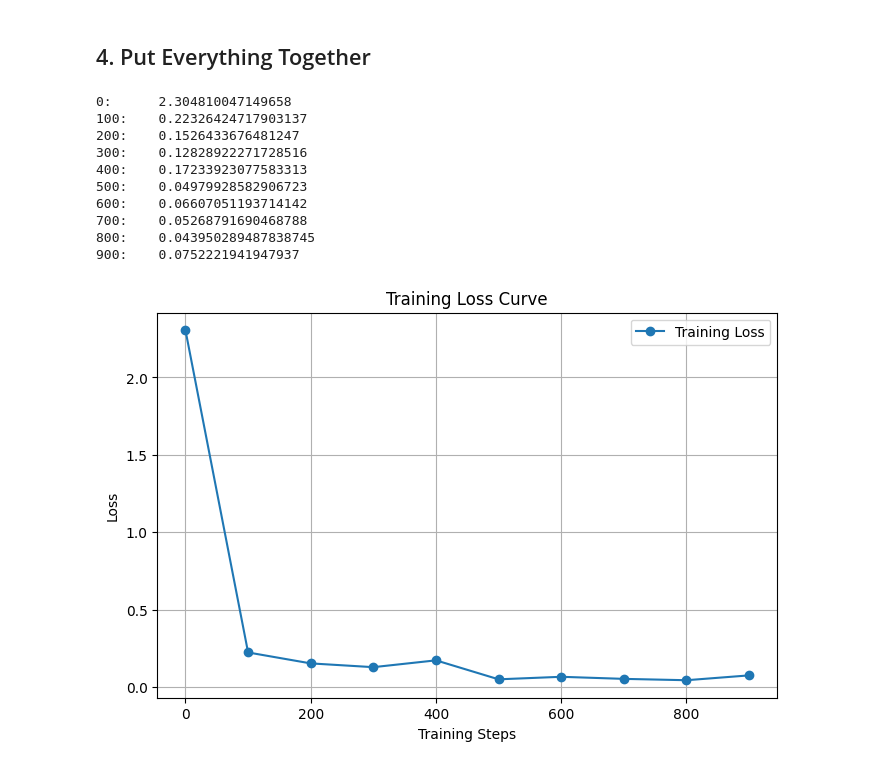
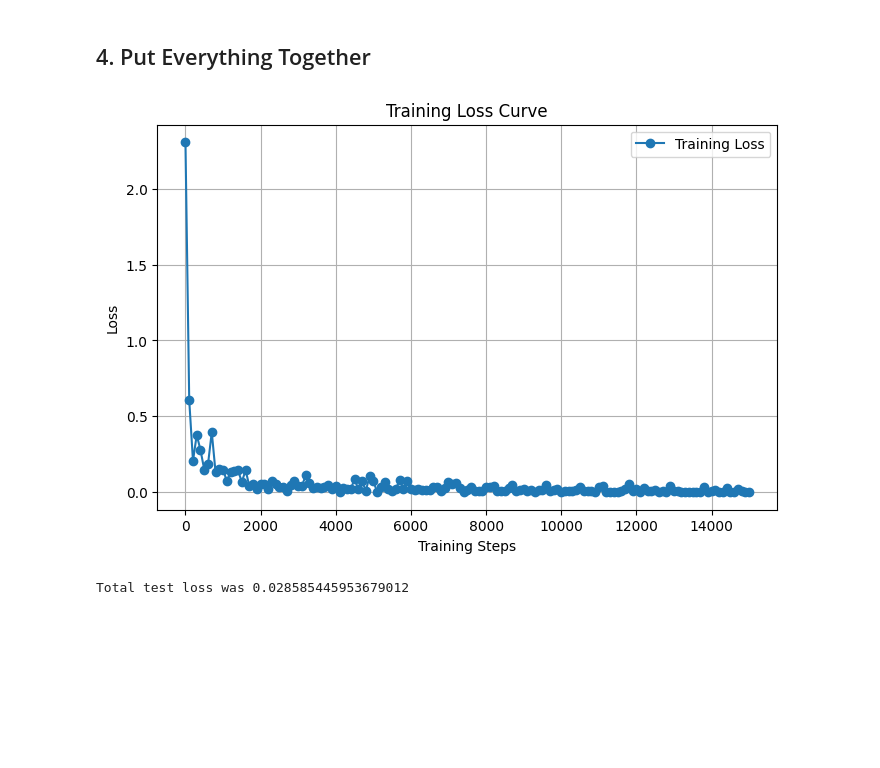
Before and after one commit to saadam1n/CS4803-EML, a Jupyter notebook: lab0/lab0_task1_Saad_Amin.ipynb, the cells around one changed output. Saved outputs shown, nothing was run; the diff lists cells and outputs as text; code cells hidden in the pictures; blank space fills up the shorter version.

```diff
--- a/lab0/lab0_task1_Saad_Amin.ipynb
+++ b/lab0/lab0_task1_Saad_Amin.ipynb
@@ -63,7 +63,7 @@ def train(model, device, train_loader, optimizer, epoch):
     model.train()
 
     loss_curve = []
-    traing_step = 0
+    training_step = 0
 
     for epoch_idx in tqdm.tqdm(range(epoch)):
         for input, labels in train_loader:
@@ -79,12 +79,10 @@ def train(model, device, train_loader, optimizer, epoch):
 
             optimizer.step()
 
-            if traing_step % 100 == 0:
+            if training_step % 100 == 0:
               loss_curve.append(loss.item())
 
-              print(f"{traing_step}:\t{loss.item()}")
-
-            traing_step += 1
+            training_step += 1
 
 
     return model, loss_curve
@@ -92,7 +90,24 @@ def train(model, device, train_loader, optimizer, epoch):
 def test(model, device, test_loader):
     # TODO: finish this function, you are required to:
     # 1. print the loss and classification accuracy on the test set
-    pass
+    model.eval()
+
+    total_loss = 0.0
+    num_batches = 0
+
+    for input, labels in test_loader:
+        input = input.to(device)
+        labels = labels.to(device)
+
+        logits = model(input)
+
+        loss = F.nll_loss(logits, labels)
+
+        total_loss += loss.item()
+        num_batches += 1
+
+    avg_loss = total_loss / num_batches
+    print(f"Total test loss was {avg_loss}")
 # %% [markdown]
 ## 3. Dataset loading
 # %%
@@ -125,32 +140,27 @@ test_loader = DataLoader(test_dataset, batch_size=64, shuffle=False)
 # %%
 # TODO: finish the code here, you are required to:
 # 1. launch model training: recommended hyperparameter: batch size = 64, learning rate = 1.0, adam optimizer
 # 2. visualize the training loss curve using matplotlib or any other libraries
 model = Net()
+device = torch.device("cuda")
+optimizer = optim.Adam(model.parameters(), lr = 0.0001)
 
-optimizer = optim.Adam(model.parameters(), lr = 0.001)
-model, losses = train(model, torch.device("cuda"), train_loader, optimizer, 1)
+model, losses = train(model, device, train_loader, optimizer, 16)
 
 steps = [i * 100 for i in range(len(losses))]
 
 plt.figure(figsize=(8, 5))
 plt.plot(steps, losses, marker='o', label="Training Loss")
 
 plt.xlabel("Training Steps")
 plt.ylabel("Loss")
 plt.title("Training Loss Curve")
 plt.legend()
 plt.grid(True)
 plt.show()
+
+# run test
+test(model, device, test_loader)
 # %% [output]
+[figure, new version]
-0:      2.304810047149658
-100:    0.22326424717903137
-200:    0.1526433676481247
-300:    0.12828922271728516
-400:    0.17233923077583313
-500:    0.04979928582906723
-600:    0.06607051193714142
-700:    0.05268791690468788
-800:    0.043950289487838745
-900:    0.0752221941947937
+Total test loss was 0.028585445953679012
-[figure, old version]
```
